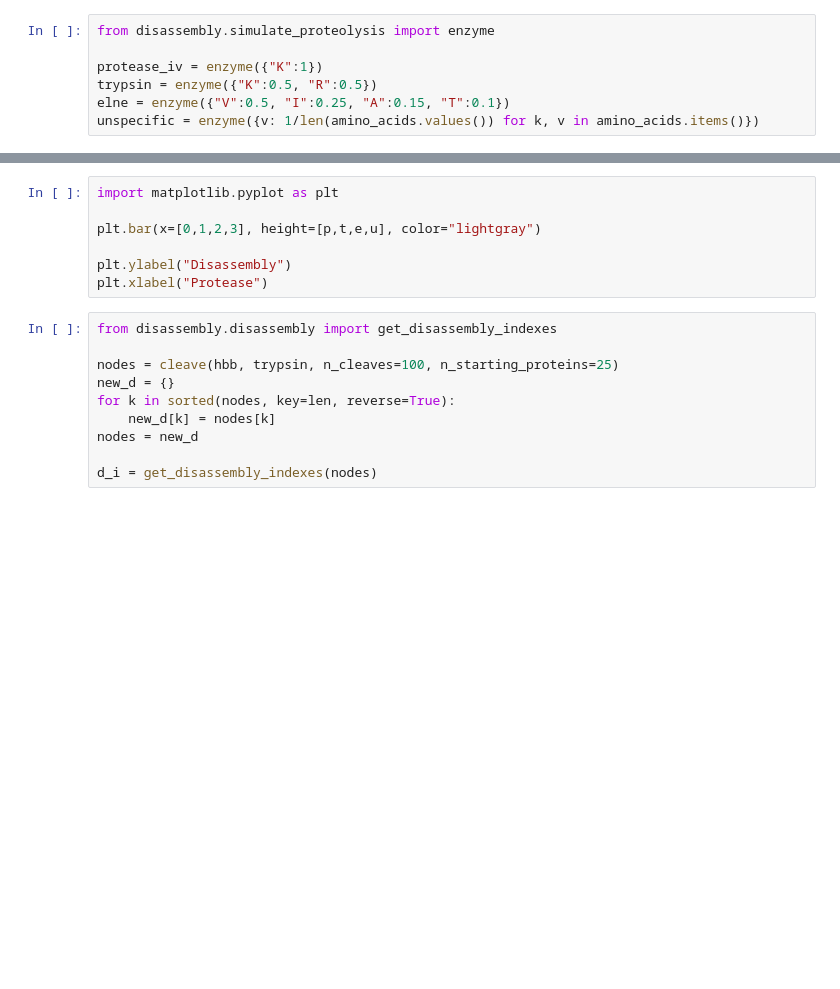
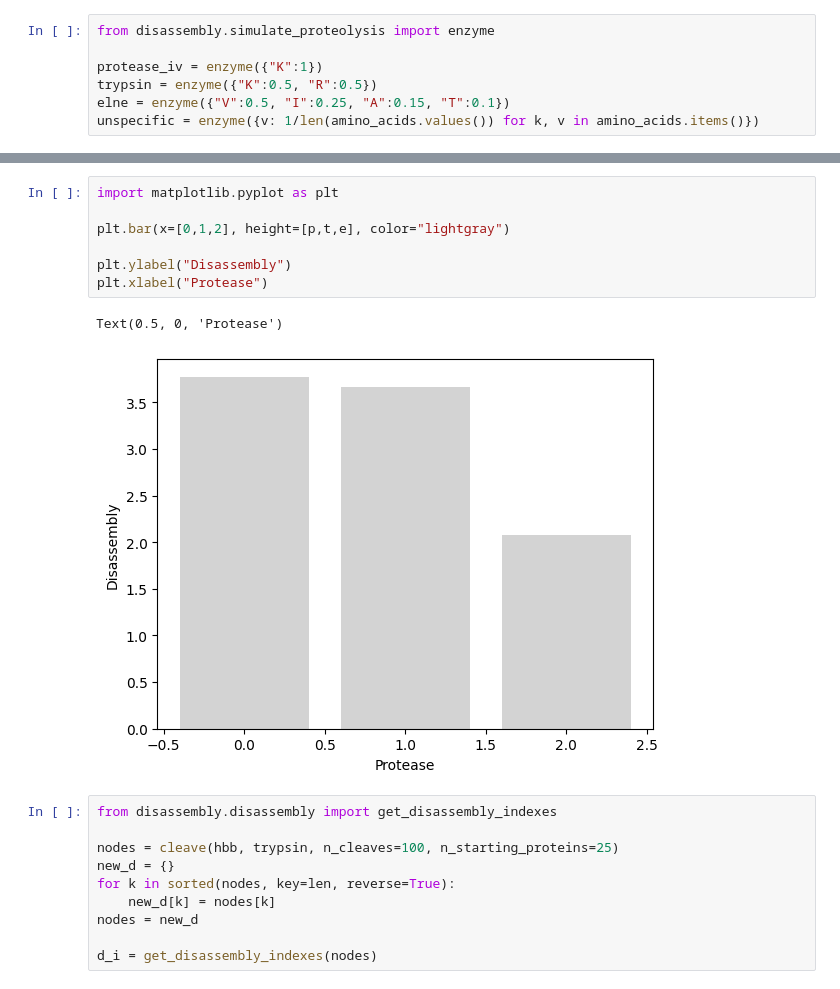
Before and after one commit to ErikHartman/disassembly, a Jupyter notebook: src/protease.ipynb, the cells around one changed output, grey strips where cells are left out. Drawn from its saved outputs; the diff is of its cells as text; blank space fills up the shorter version.

```diff
--- a/src/protease.ipynb
+++ b/src/protease.ipynb
@@ -33,10 +59,13 @@ print(e,t,p,u)
 # %%
 import matplotlib.pyplot as plt
 
-plt.bar(x=[0,1,2,3], height=[p,t,e,u], color="lightgray")
+plt.bar(x=[0,1,2], height=[p,t,e], color="lightgray")
 
 plt.ylabel("Disassembly")
 plt.xlabel("Protease")
+# %% [output]
+Text(0.5, 0, 'Protease')
+[figure, added]
 # %%
 from disassembly.disassembly import get_disassembly_indexes
 
```
Also changed, not shown: parts of 4 cells of this notebook, 4 other files.
